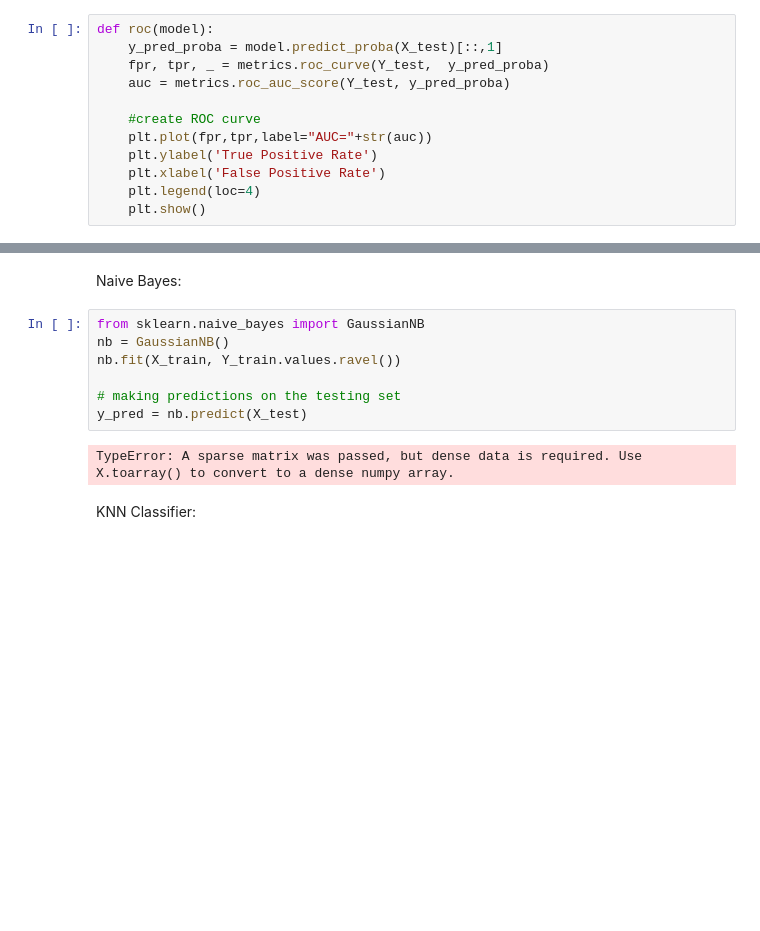
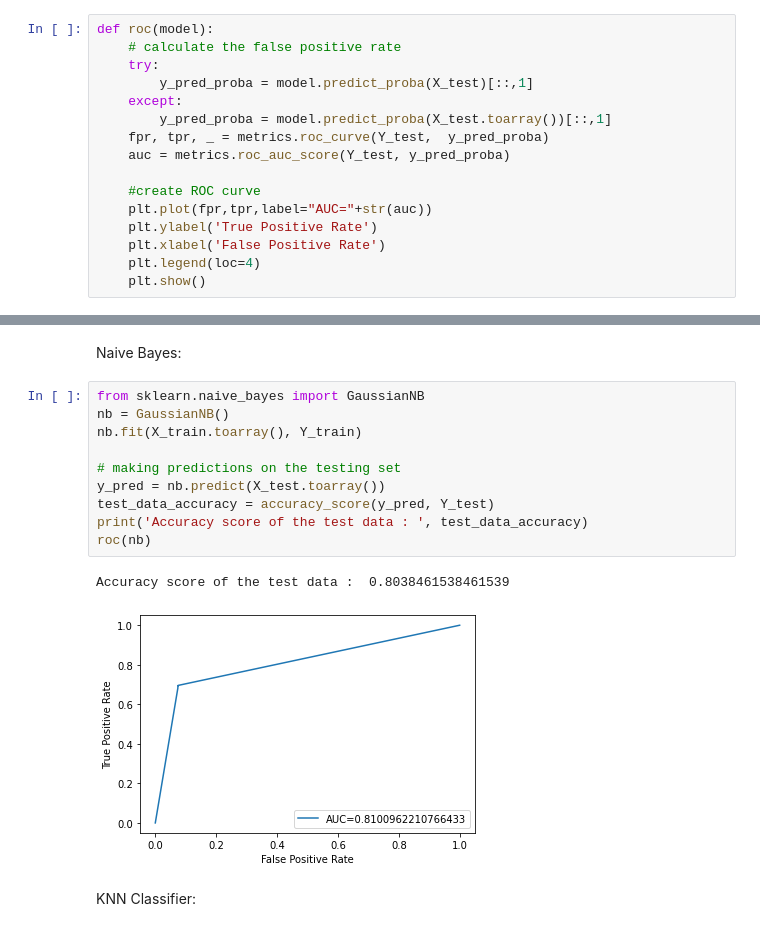
Before and after one commit to AditiAgarwal17/fake_news_detection, a Jupyter notebook: fake_news.ipynb, the cells around one changed output, grey strips where cells are left out. Saved outputs shown, nothing was run; the diff lists cells and outputs as text; blank space fills up the shorter version.

```diff
--- a/fake_news.ipynb
+++ b/fake_news.ipynb
@@ -178,7 +177,11 @@ print(X)
 X_train, X_test, Y_train, Y_test = train_test_split(X, Y, test_size = 0.2, stratify=Y, random_state=2)
 # %%
 def roc(model):
-    y_pred_proba = model.predict_proba(X_test)[::,1]
+    # calculate the false positive rate
+    try:
+        y_pred_proba = model.predict_proba(X_test)[::,1]
+    except:
+        y_pred_proba = model.predict_proba(X_test.toarray())[::,1]
     fpr, tpr, _ = metrics.roc_curve(Y_test,  y_pred_proba)
     auc = metrics.roc_auc_score(Y_test, y_pred_proba)
 
@@ -236,12 +239,16 @@ Naive Bayes:
 # %%
 from sklearn.naive_bayes import GaussianNB
 nb = GaussianNB()
-nb.fit(X_train, Y_train.values.ravel())
+nb.fit(X_train.toarray(), Y_train)
 
 # making predictions on the testing set
-y_pred = nb.predict(X_test)
+y_pred = nb.predict(X_test.toarray())
+test_data_accuracy = accuracy_score(y_pred, Y_test)
+print('Accuracy score of the test data : ', test_data_accuracy)
+roc(nb)
 # %% [output]
-TypeError: A sparse matrix was passed, but dense data is required. Use X.toarray() to convert to a dense numpy array.
+Accuracy score of the test data :  0.8038461538461539
+[figure, added]
 # %% [markdown]
 KNN Classifier:
 # %%
```
Also changed, not shown: parts of 3 cells of this notebook.
